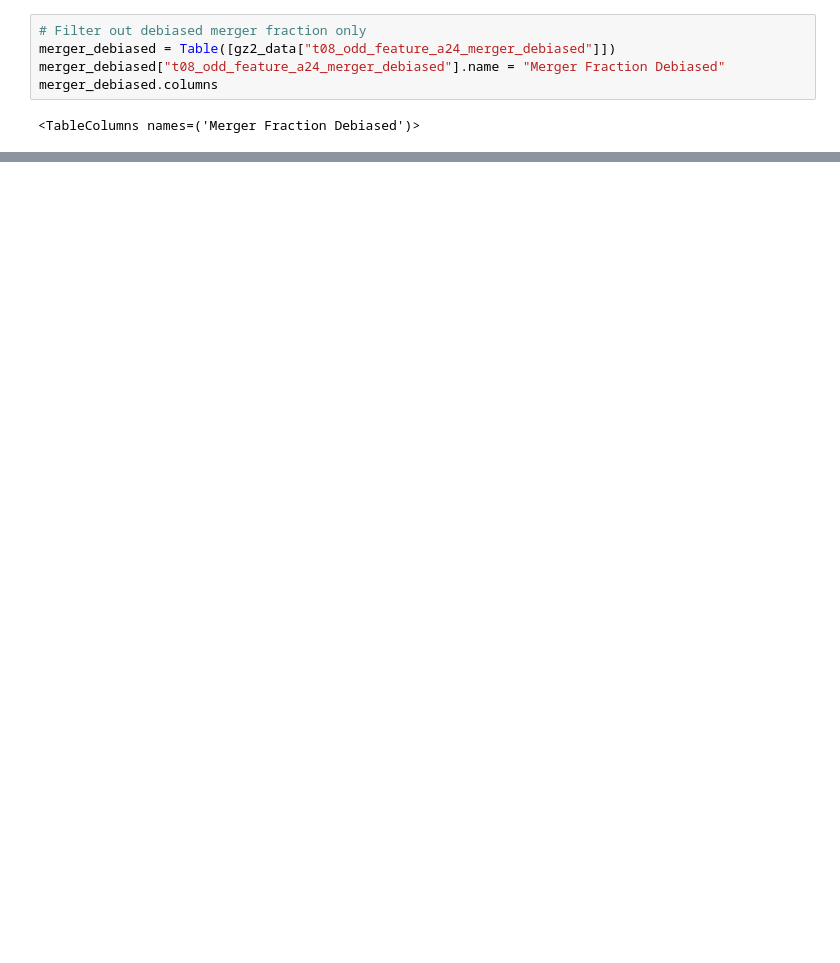
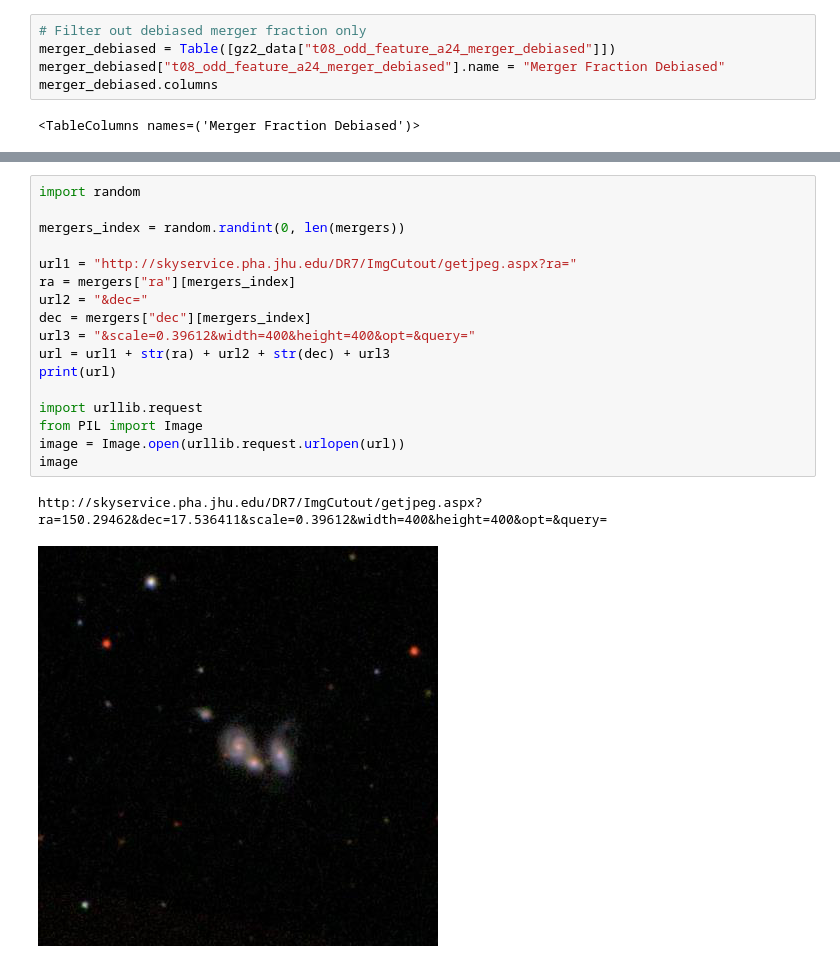
Before and after one commit to tplews98/MPhys_Project, a Jupyter notebook: testing.ipynb, the cells around one changed output, grey strips where cells are left out. Saved outputs shown, nothing was run; the diff lists cells and outputs as text; blank space fills up the shorter version.

```diff
--- a/testing.ipynb
+++ b/testing.ipynb
@@ -76,0 +83,20 @@ No.    Name      Ver    Type      Cards   Dimensions   Format
+# %%
+import random
+
+mergers_index = random.randint(0, len(mergers))
+
+url1 = "http://skyservice.pha.jhu.edu/DR7/ImgCutout/getjpeg.aspx?ra="
+ra = mergers["ra"][mergers_index]
+url2 = "&dec="
+dec = mergers["dec"][mergers_index]
+url3 = "&scale=0.39612&width=400&height=400&opt=&query="
+url = url1 + str(ra) + url2 + str(dec) + url3
+print(url)
+
+import urllib.request
+from PIL import Image
+image = Image.open(urllib.request.urlopen(url))
+image
+# %% [output]
+http://skyservice.pha.jhu.edu/DR7/ImgCutout/getjpeg.aspx?ra=150.29462&dec=17.536411&scale=0.39612&width=400&height=400&opt=&query=
+[figure, added]
```
Also changed, not shown: parts of 5 cells of this notebook.
